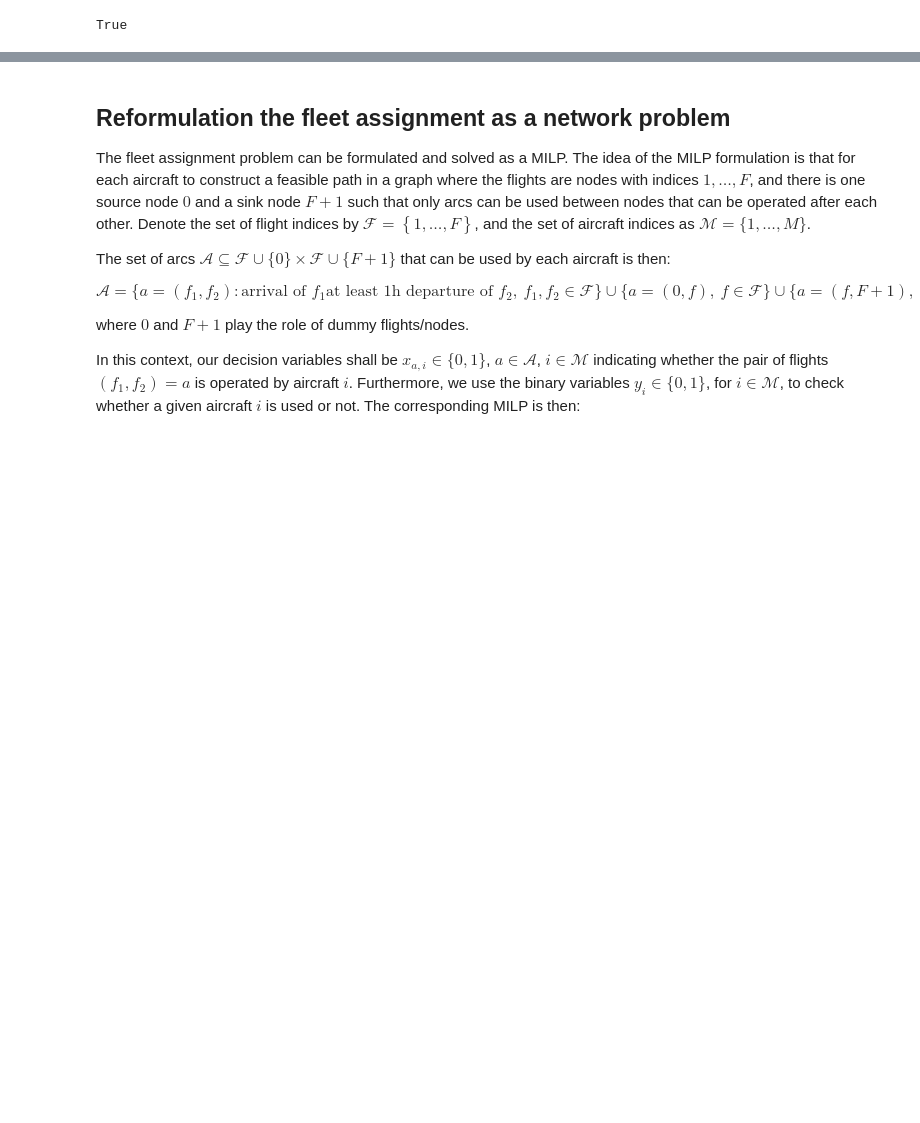
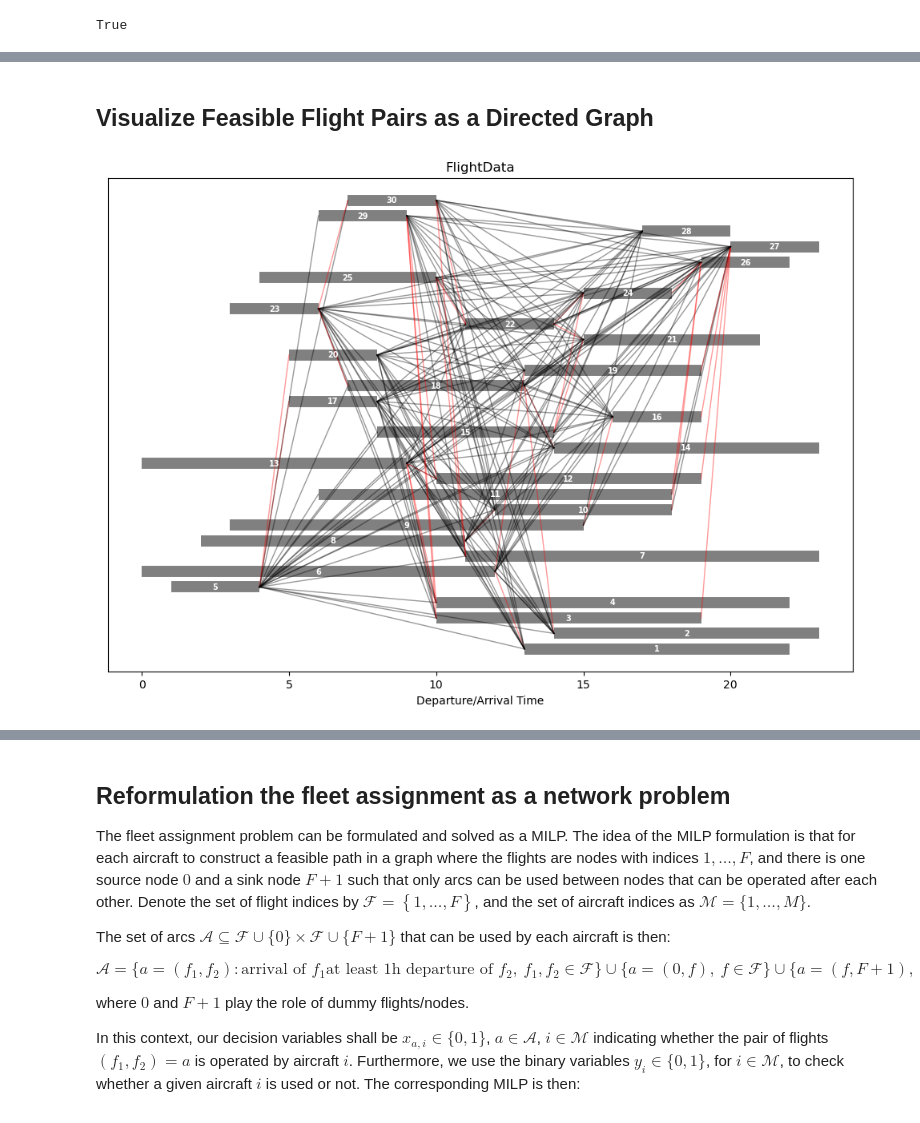
Before and after one commit to mobook/MO-book, a Jupyter notebook: notebooks/07/fleet-assignment.ipynb, the cells around one changed output, grey strips where cells are left out. Saved outputs shown, nothing was run; the diff lists cells and outputs as text; code cells hidden in the pictures; blank space fills up the shorter version.

```diff
--- a/notebooks/07/fleet-assignment.ipynb
+++ b/notebooks/07/fleet-assignment.ipynb
@@ -58,0 +67,17 @@ FlightData, seed = generate_flight_list()
+# %%
+# create an iterator to produce pairs of flight numbers
+flight_pairs = list(filter(
+    lambda pair: FlightData.loc[pair[0], "Arrival"] < FlightData.loc[pair[1], "Departure"],
+    [[i, j] for i in FlightData.index for j in FlightData.index if i != j]
+))
+# %% [markdown]
+## Visualize Feasible Flight Pairs as a Directed Graph
+# %%
+ax = draw_flights(FlightData)
+for flight1, flight2 in flight_pairs:
+    arr = FlightData.loc[flight1, "Arrival"]
+    dep = FlightData.loc[flight2, "Departure"]
+    c = 'r' if dep - arr <= 1 else 'k'
+    ax.plot([arr, dep], [flight1, flight2], color=c, lw=1, alpha=0.4)
+# %% [output]
+[figure, added]
```
Also changed, not shown: parts of 14 cells of this notebook.
